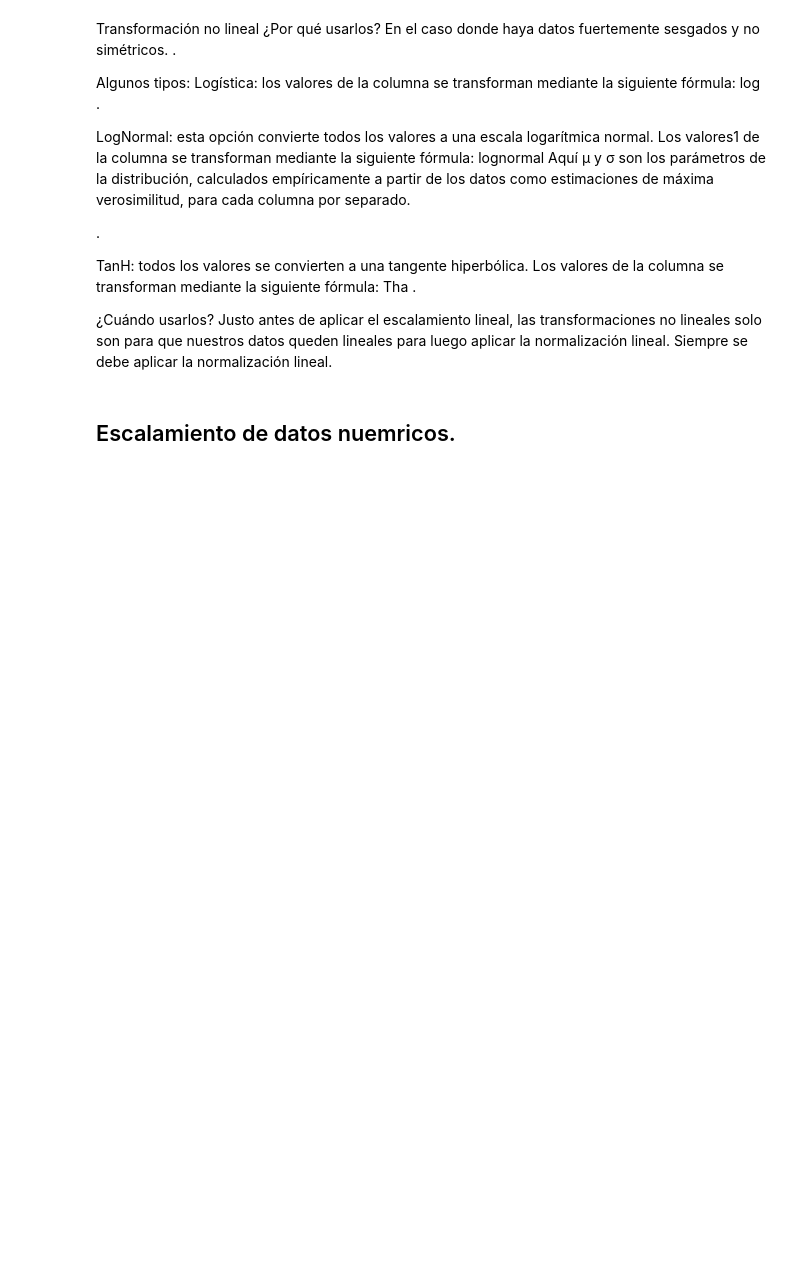
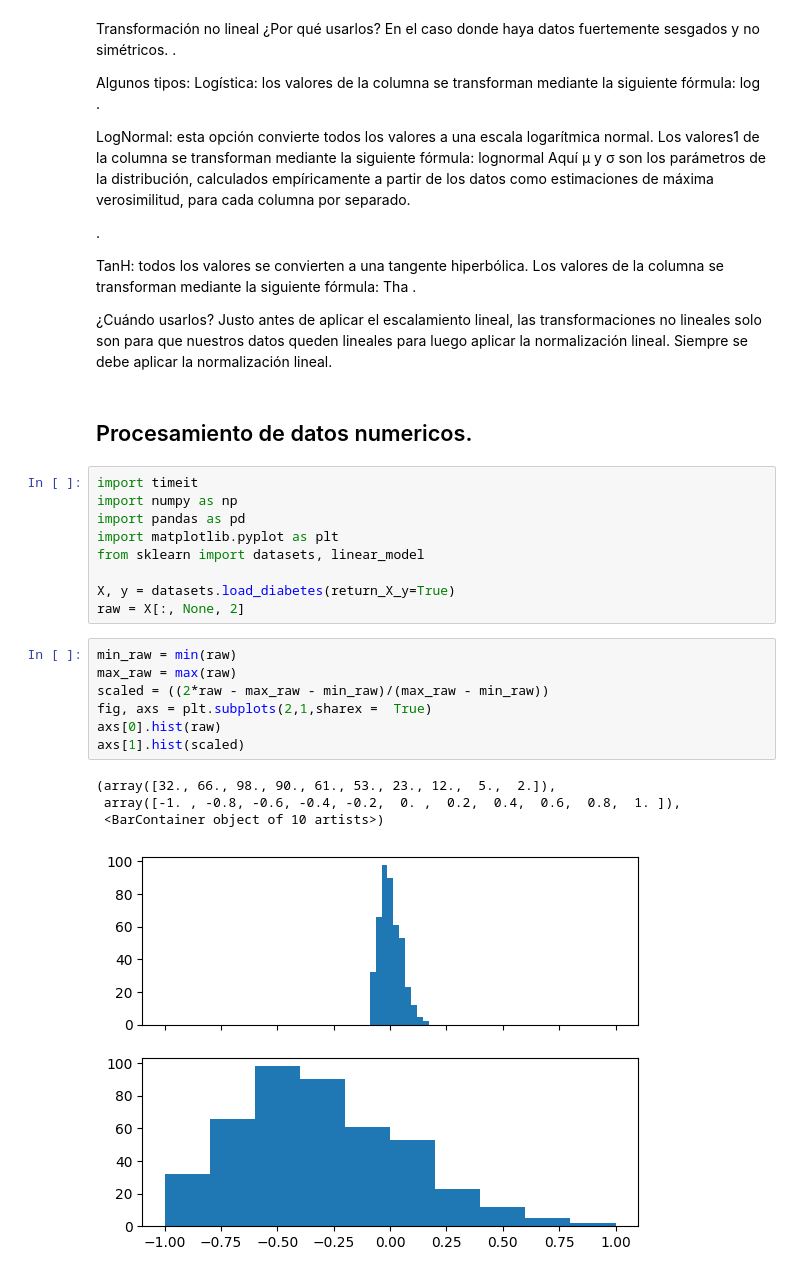
Before and after one commit to JuanDiegoZ/EstadisticaDescriptiva, a Jupyter notebook: EstadisticaDescriptivaIntroduccion.ipynb, the cells around one changed output. Drawn from its saved outputs; the diff is of its cells as text; blank space fills up the shorter version.

Commit message:
Procesamiento de datos.

```diff
--- a/EstadisticaDescriptivaIntroduccion.ipynb
+++ b/EstadisticaDescriptivaIntroduccion.ipynb
@@ -515,4 +515,25 @@ Tha
 ¿Cuándo usarlos?
 Justo antes de aplicar el escalamiento lineal, las transformaciones no lineales solo son para que nuestros datos queden lineales para luego aplicar la normalización lineal. Siempre se debe aplicar la normalización lineal.
 # %% [markdown]
-## Escalamiento de datos nuemricos.
+## Procesamiento de datos numericos.
+# %%
+import timeit
+import numpy as np
+import pandas as pd
+import matplotlib.pyplot as plt
+from sklearn import datasets, linear_model
+
+X, y = datasets.load_diabetes(return_X_y=True)
+raw = X[:, None, 2]
+# %%
+min_raw = min(raw)
+max_raw = max(raw)
+scaled = ((2*raw - max_raw - min_raw)/(max_raw - min_raw))
+fig, axs = plt.subplots(2,1,sharex =  True)
+axs[0].hist(raw)
+axs[1].hist(scaled)
+# %% [output]
+(array([32., 66., 98., 90., 61., 53., 23., 12.,  5.,  2.]),
+ array([-1. , -0.8, -0.6, -0.4, -0.2,  0. ,  0.2,  0.4,  0.6,  0.8,  1. ]),
+ <BarContainer object of 10 artists>)
+[figure, added]
```
Also changed, not shown: parts of 11 cells of this notebook.
